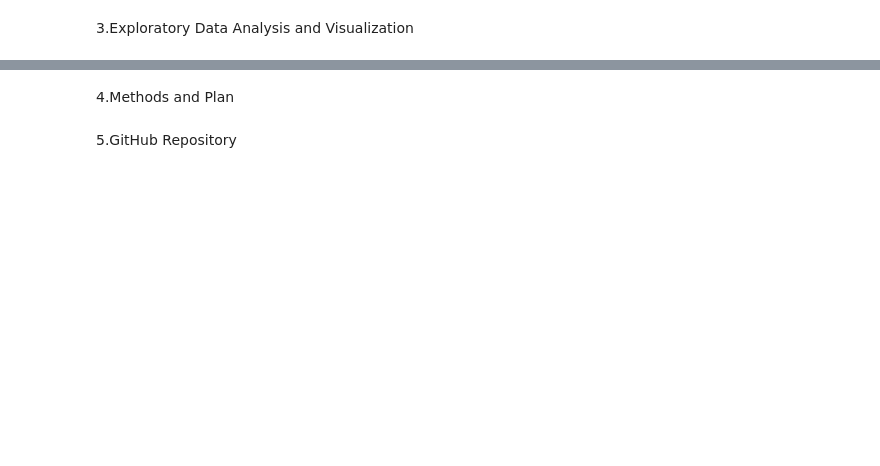
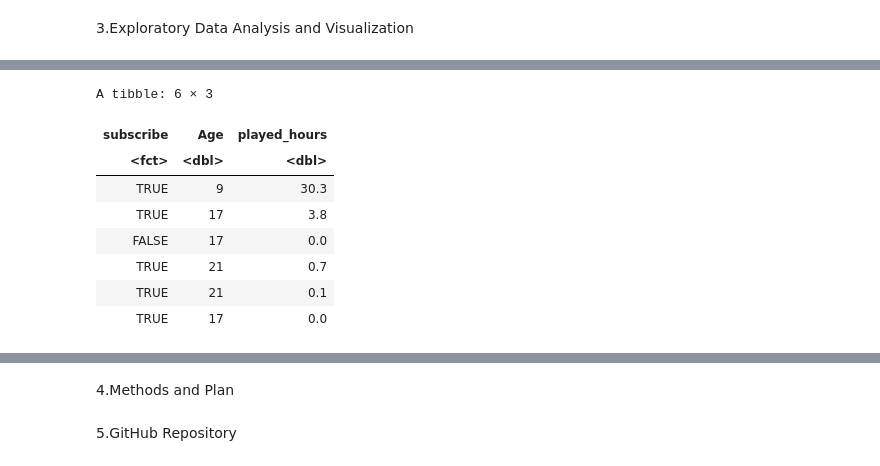
Before and after one commit to zhifou541-stack/26-Elisha-Liu-Individual-Plan, a Jupyter notebook: 26 .ipynb, the cells around one changed output, grey strips where cells are left out. Cells and saved outputs as stored; diff of their text form; code cells hidden in the pictures; blank space fills up the shorter version.

```diff
--- a/26 .ipynb
+++ b/26 .ipynb
@@ -127,0 +156,15 @@ This made me curious whether age also affects a player’s decision to subscribe
+# %%
+players_clean<- players |> mutate(subscribe = as.factor(subscribe)) |>
+select(subscribe, Age, played_hours) |>
+drop_na(subscribe, Age, played_hours)
+head(players_clean)
+# %% [output]
+A tibble: 6 × 3
+| subscribe | Age | played_hours |
+| <fct> | <dbl> | <dbl> |
+| TRUE | 9 | 30.3 |
+| TRUE | 17 | 3.8 |
+| FALSE | 17 | 0.0 |
+| TRUE | 21 | 0.7 |
+| TRUE | 21 | 0.1 |
+| TRUE | 17 | 0.0 |
```
Also changed, not shown: parts of 14 cells of this notebook.
